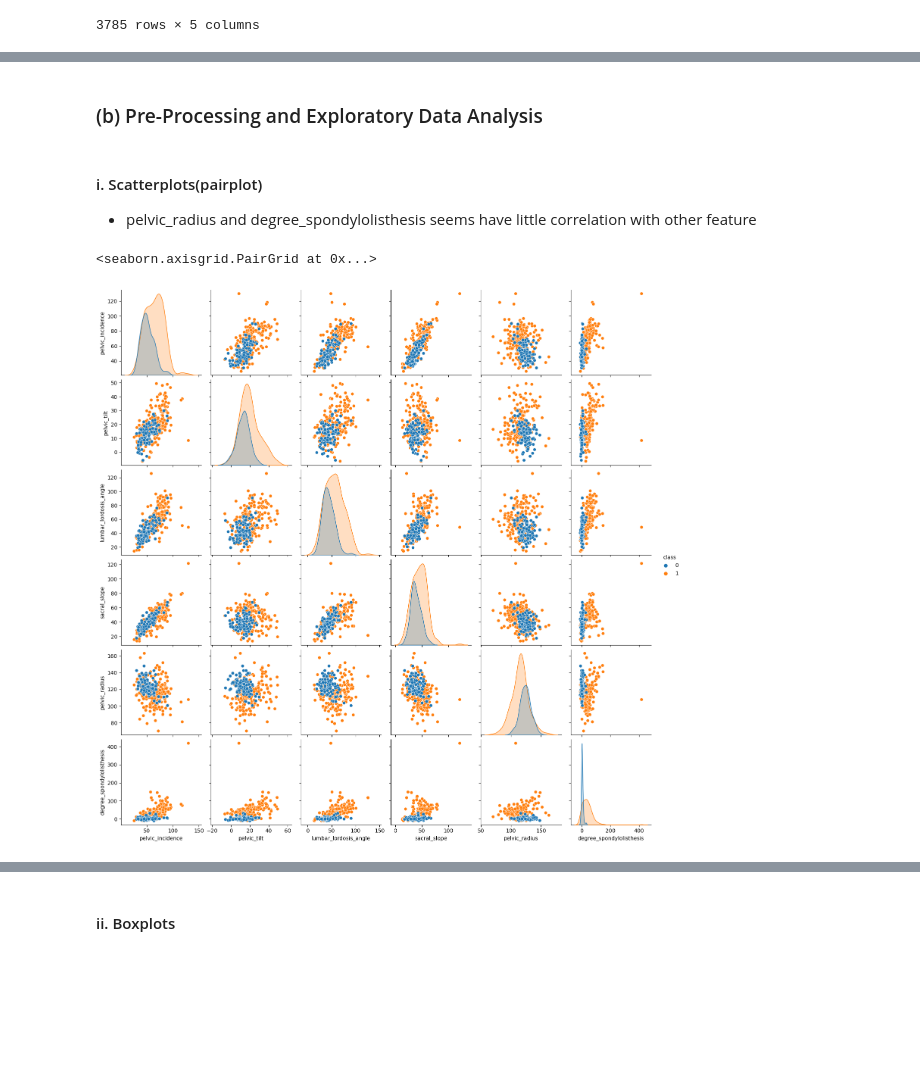
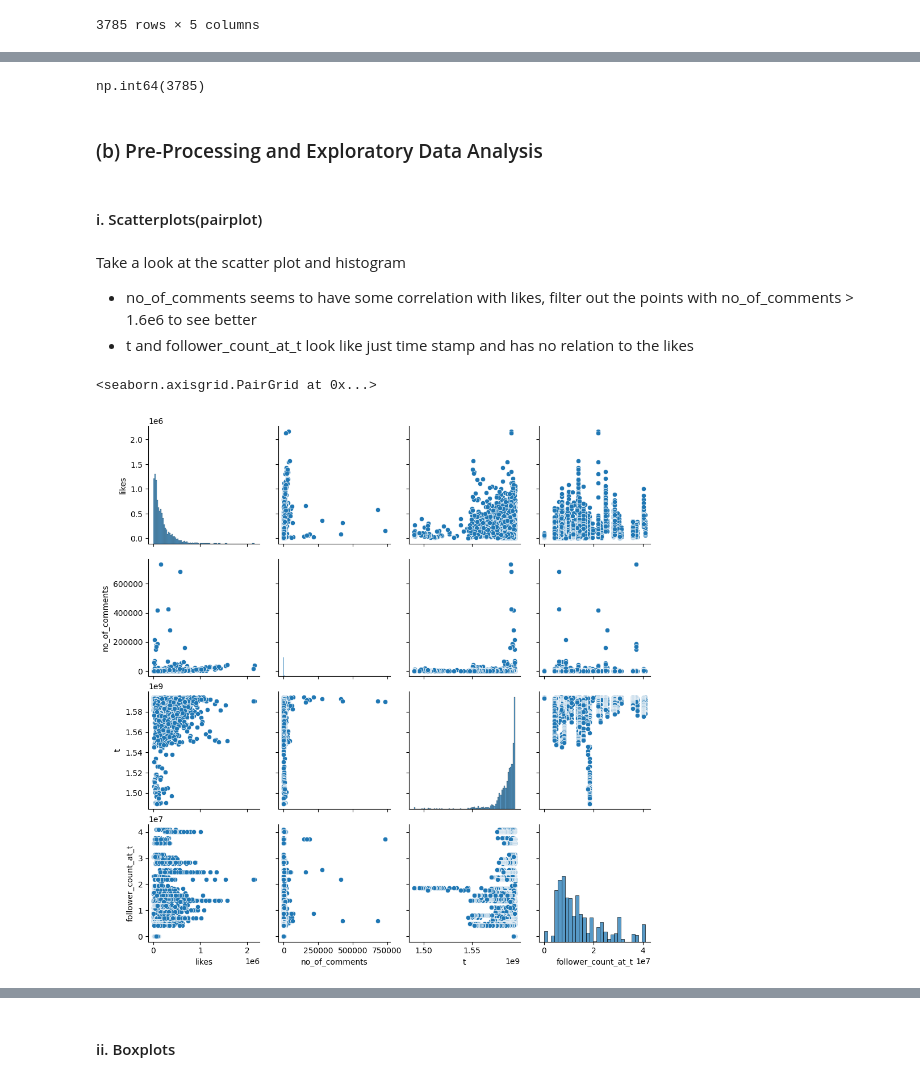
Before and after one commit to RayChenPy/Instagram_data, a Jupyter notebook: Chen_WeiChieh.ipynb, the cells around one changed output, grey strips where cells are left out. Cells and saved outputs as stored; diff of their text form; code cells hidden in the pictures; blank space fills up the shorter version.

```diff
--- a/Chen_WeiChieh.ipynb
+++ b/Chen_WeiChieh.ipynb
@@ -86,10 +43,17 @@ vertebra_data.reset_index().plot.scatter(x='index', y='class')
+# %%
+df['image_path'].count()
+# %% [output]
+np.int64(3785)
 # %% [markdown]
 ### (b) Pre-Processing and Exploratory Data Analysis
-# %% [markdown]
-#### i. Scatterplots(pairplot)
-- pelvic_radius and degree_spondylolisthesis seems have little correlation with other feature
+# %% [markdown]
+#### i. Scatterplots(pairplot)
+# %% [markdown]
+Take a look at the scatter plot and histogram
+ - no_of_comments seems to have some correlation with likes, filter out the points with no_of_comments > 1.6e6 to see better
+ - t and follower_count_at_t look like just time stamp and has no relation to the likes
 # %%
-sns.pairplot(vertebra_data, hue='class')
+sns.pairplot(df)
 # %% [output]
 <seaborn.axisgrid.PairGrid at 0x...>
-[figure, old version]
+[figure, new version]
```
Also changed, not shown: parts of 51 cells of this notebook, 2 other files.
